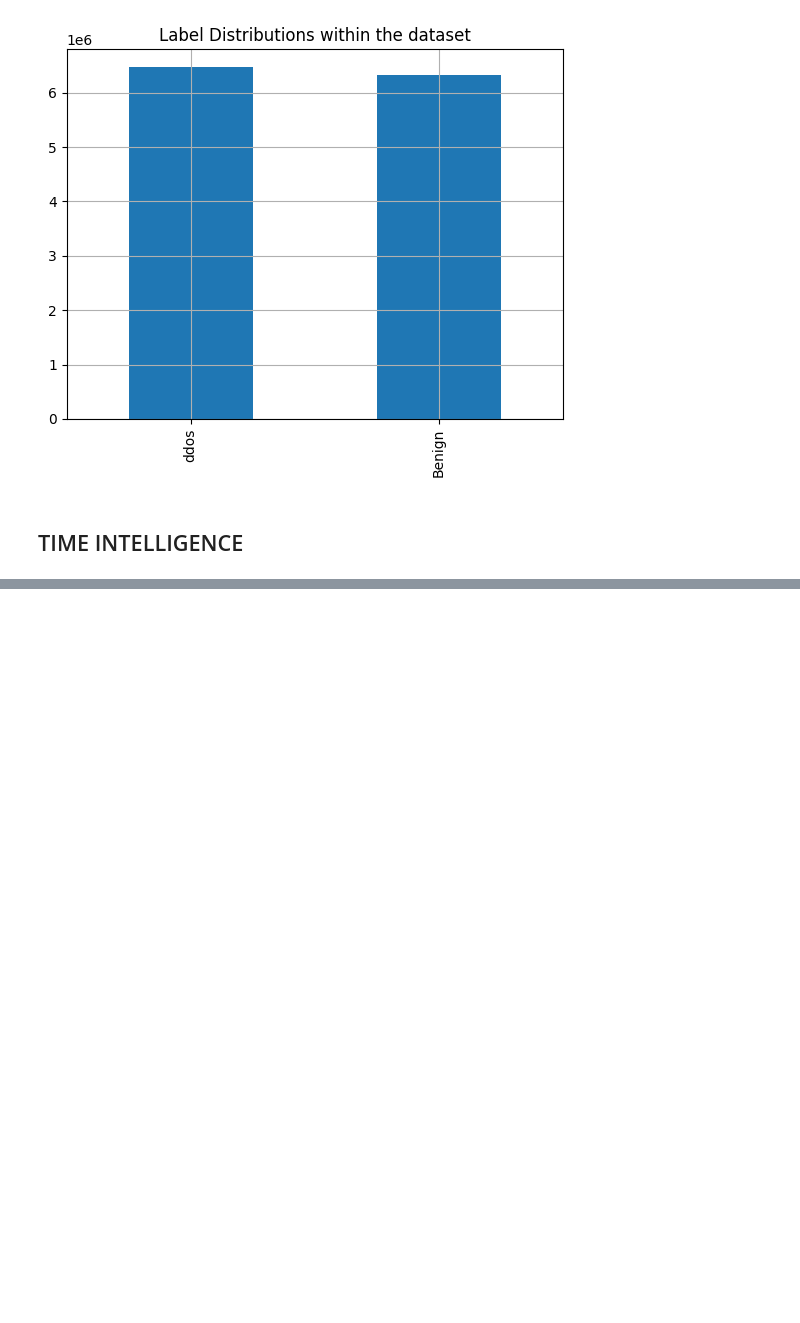
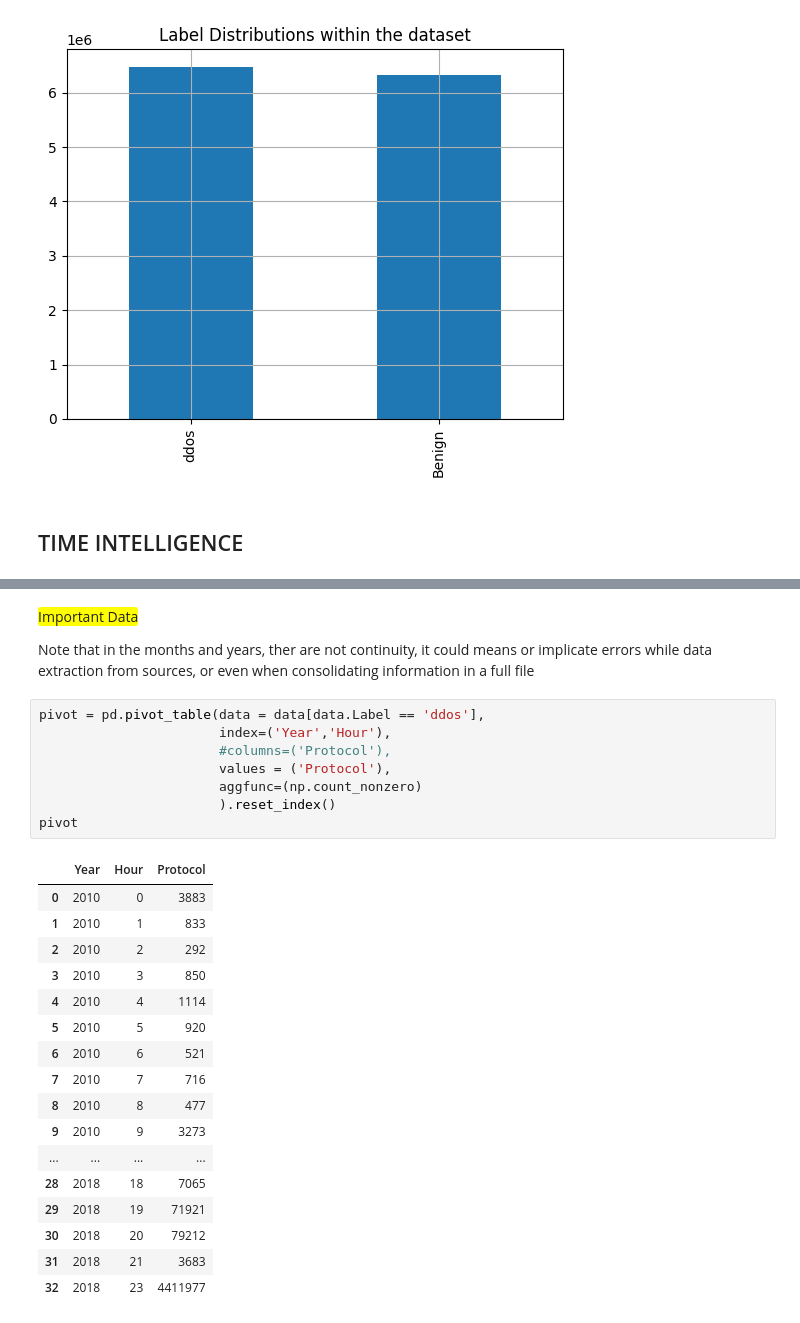
Before and after one commit to JeisonRobles/Data-Science, a Jupyter notebook: DDoS Classification/DDoS Prediction Model.ipynb, the cells around one changed output, grey strips where cells are left out. Cells and saved outputs as stored; diff of their text form; blank space fills up the shorter version.

```diff
--- a/DDoS Classification/DDoS Prediction Model.ipynb
+++ b/DDoS Classification/DDoS Prediction Model.ipynb
@@ -76,2 +95,35 @@ data.head()
+# %% [markdown]
+<span style="background-color: yellow;
+padding: 2px 5pc;
+border-radius: 3px;
+font-weght: bold;">Important Data
+
+Note that in the months and years, ther are not continuity, it could means or implicate errors while data extraction from sources, or even when consolidating information in a full file
+# %%
+pivot = pd.pivot_table(data = data[data.Label == 'ddos'],
+                       index=('Year','Hour'),
+                       #columns=('Protocol'),
+                       values = ('Protocol'),
+                       aggfunc=(np.count_nonzero)
+                       ).reset_index()
+pivot
+# %% [output]
+|  | Year | Hour | Protocol |
+| 0 | 2010 | 0 | 3883 |
+| 1 | 2010 | 1 | 833 |
+| 2 | 2010 | 2 | 292 |
+| 3 | 2010 | 3 | 850 |
+| 4 | 2010 | 4 | 1114 |
+| 5 | 2010 | 5 | 920 |
+| 6 | 2010 | 6 | 521 |
+| 7 | 2010 | 7 | 716 |
+| 8 | 2010 | 8 | 477 |
+| 9 | 2010 | 9 | 3273 |
+| ... | ... | ... | ... |
+| 28 | 2018 | 18 | 7065 |
+| 29 | 2018 | 19 | 71921 |
+| 30 | 2018 | 20 | 79212 |
+| 31 | 2018 | 21 | 3683 |
+| 32 | 2018 | 23 | 4411977 |
 # %%
 pivot = pd.pivot_table(data = data[data.Label == 'ddos'],
```
Also changed, not shown: parts of 5 cells of this notebook.
